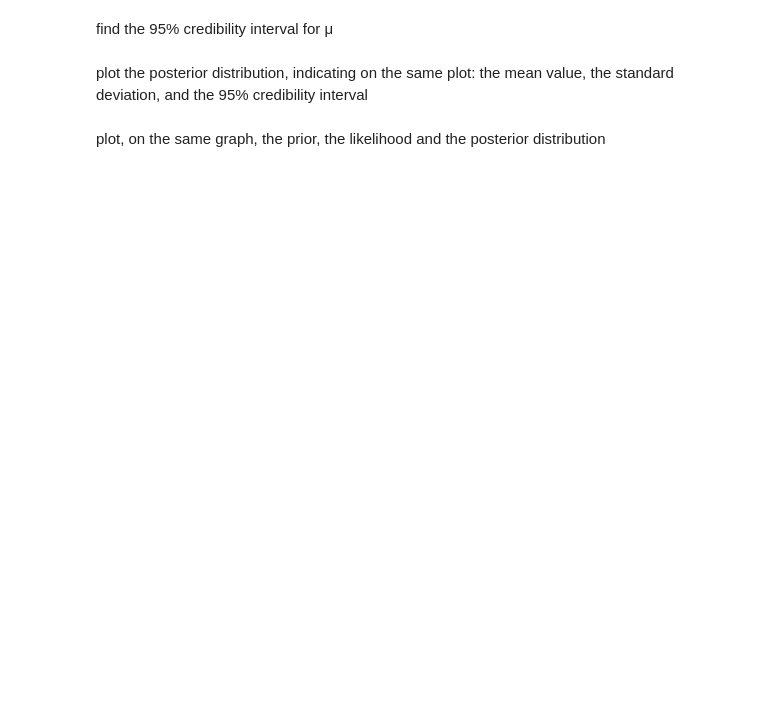
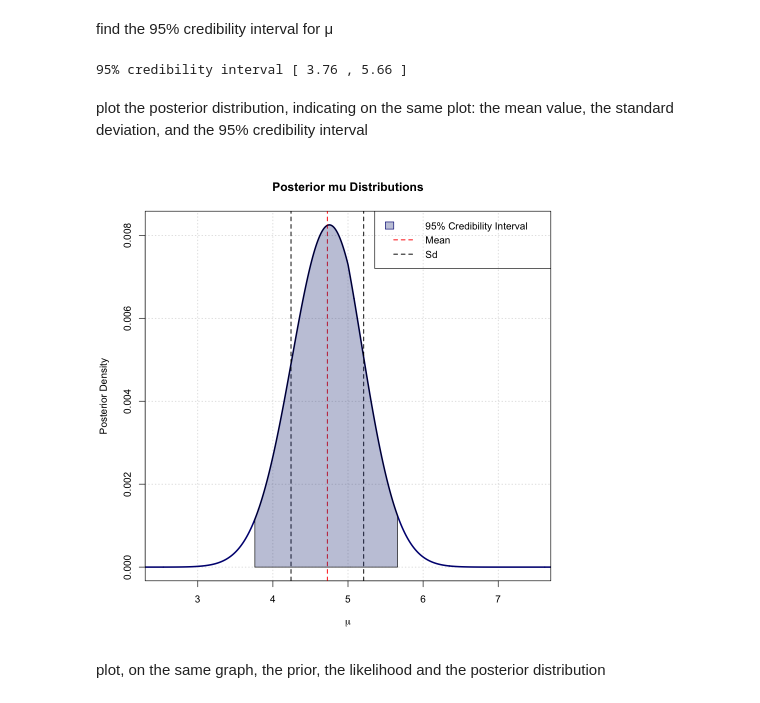
Before and after one commit to GiacomoLongaroni/Advanced_Statistics_For_Physics_Analysis_24, a Jupyter notebook: Rlab04/Giacomo_Longaroni_Rlab04.ipynb, the cells around one changed output. Cells and saved outputs as stored; diff of their text form; code cells hidden in the pictures; blank space fills up the shorter version.

```diff
--- a/Rlab04/Giacomo_Longaroni_Rlab04.ipynb
+++ b/Rlab04/Giacomo_Longaroni_Rlab04.ipynb
@@ -194,6 +279,45 @@ sigma_values
 # %% [markdown]
  find the 95% credibility interval for μ
+# %%
+# computing credibility interval
+cumulative <- cumsum(posterior_values)
+lb <- m[cumulative >= 0.025]
+ub <- m[cumulative >= 0.975]
+
+cat('95% credibility interval [', lb[1],',', ub[1],']')
+# %% [output]
+95% credibility interval [ 3.76 , 5.66 ]
 # %% [markdown]
 plot the posterior distribution, indicating on the same plot: the mean value, the standard deviation, and the 95% credibility interval
+# %%
+# plot distribution and metrics
+plot(m, posterior_values,
+     type = "l",
+     col = "navy",
+     lty = 1,
+     lwd = 2.5,
+     ylab = "Posterior Density",
+     xlab = expression(mu),
+     main = "Posterior mu Distributions",
+     xlim = c(2.5,7.5),
+     panel.first = grid())
+abline(v = posterior_mean , col = 'red', lty = 2, lwd = 1.5)
+abline(v = posterior_mean - posterior_sd, lty = 2, lwd = 1.5)
+abline(v = posterior_mean + posterior_sd, lty = 2, lwd = 1.5)
+
+# plotting area
+polygon(x = c(m[m >= lb[1] & m <= ub[1]], rev(m[m >= lb[1] & m <= ub[1]])), # x = (x parte superiore, x parte inferiore)
+        y = c(posterior_values[m >= lb[1] & m <= ub[1]], rep(0, sum(m >= lb[1] & m <= ub[1]))), # y = (y parte superiore, y parte inferiore)
+        col = rgb(0.1, 0.2, 0.5, 0.3))
+
+legend("topright", legend = c("95% Credibility Interval", "Mean", "Sd"),
+       fill = c(rgb(0.1, 0.2, 0.5, 0.3), NA, NA),
+       border = c('navy', NA, NA),
+       lty = c(NA, 2, 2),
+       col = c(NA, "red", "black"),
+       lwd = c(NA, 1.5, 1.5),
+       cex = 1)
+# %% [output]
+[figure, added]
 # %% [markdown]
 plot, on the same graph, the prior, the likelihood and the posterior distribution
```
Also changed, not shown: parts of 9 cells of this notebook.
